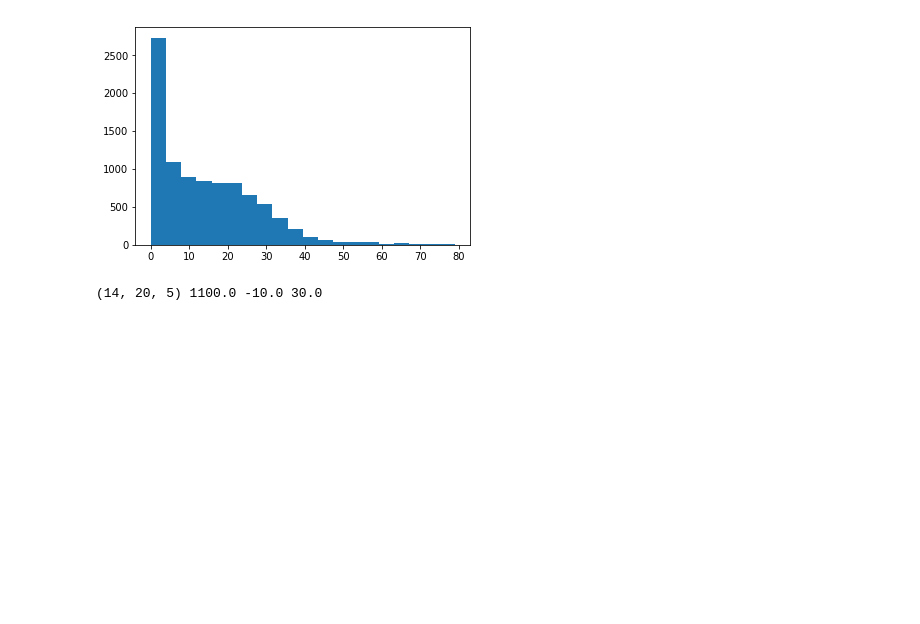
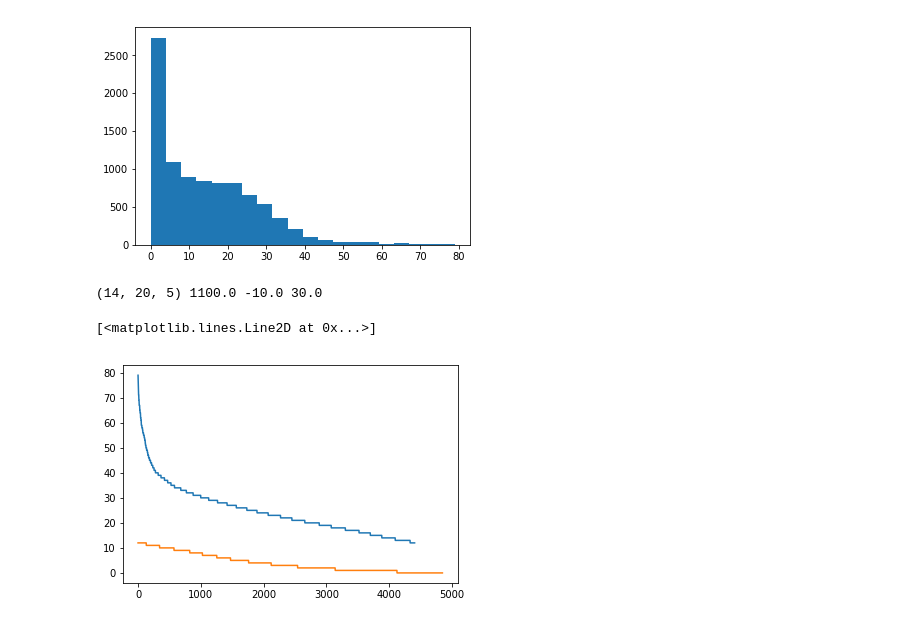
Before and after one commit to forero/IllustrisTNGPairs, a Jupyter notebook: code/probabilities.ipynb, the cells around one changed output. Cells and saved outputs as stored; diff of their text form; code cells hidden in the pictures; blank space fills up the shorter version.

```diff
--- a/code/probabilities.ipynb
+++ b/code/probabilities.ipynb
@@ -101,3 +101,14 @@ max_tuple = np.unravel_index(np.argmax(counts), ((2*n_delta+1, 2*n_delta+1, 2*n_
 print(max_tuple, bins['pos_AB'][max_tuple[0]], bins['vel_AB_rad'][max_tuple[1]], bins['vel_AB_tan'][max_tuple[2]])
 # %% [output]
 (14, 20, 5) 1100.0 -10.0 30.0
+# %%
+sorted_counts = np.sort(counts.flatten())[::-1]
+cum_sorted_counts = np.cumsum(sorted_counts)
+#plt.plot(cum_sorted_counts/np.sum(sorted_counts) )
+ii = (cum_sorted_counts/np.sum(sorted_counts)) <0.85
+plt.plot(sorted_counts[ii])
+ii = cum_sorted_counts/np.sum(sorted_counts) >0.85
+plt.plot(sorted_counts[ii])
+# %% [output]
+[<matplotlib.lines.Line2D at 0x...>]
+[figure, added]
```
